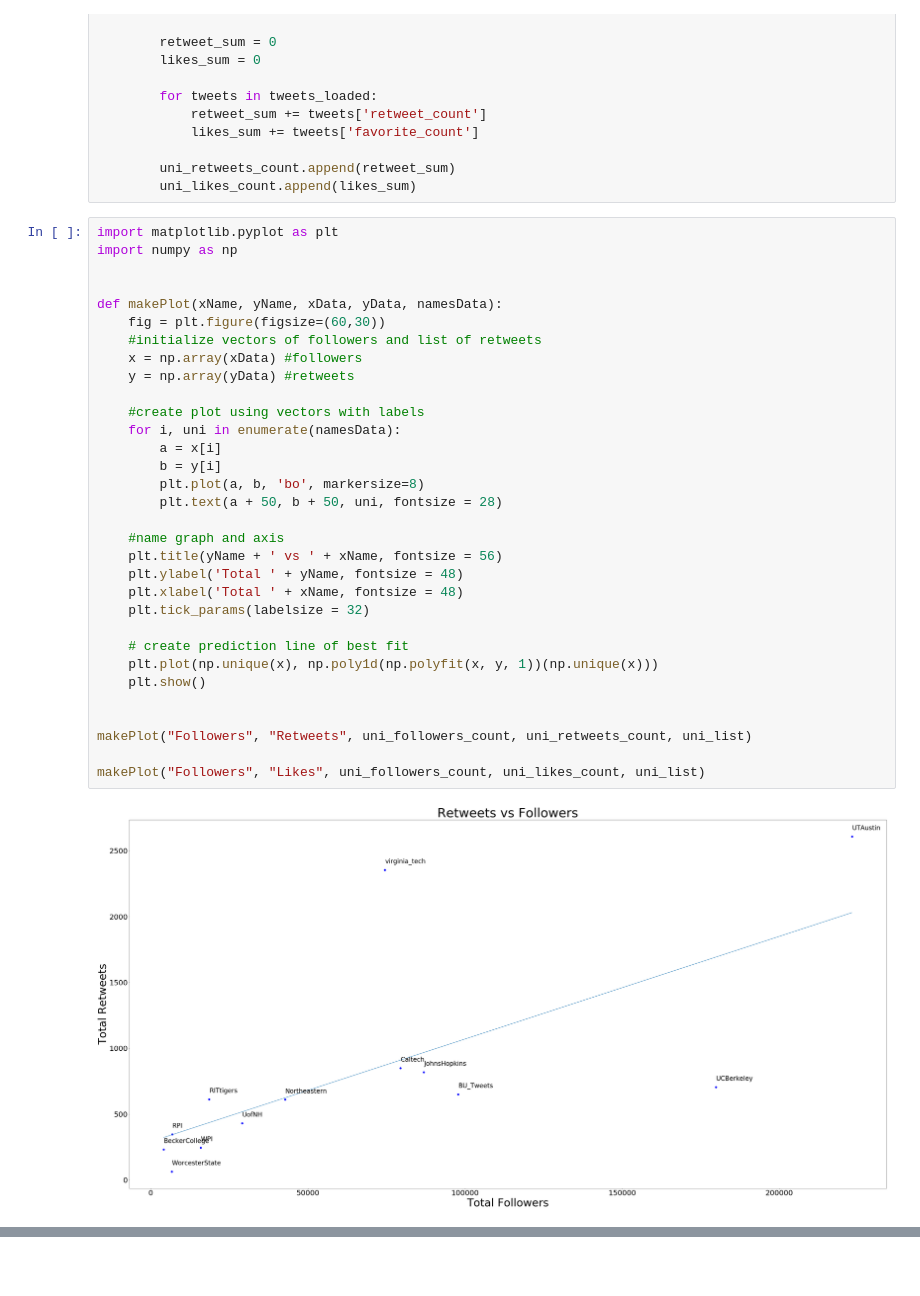
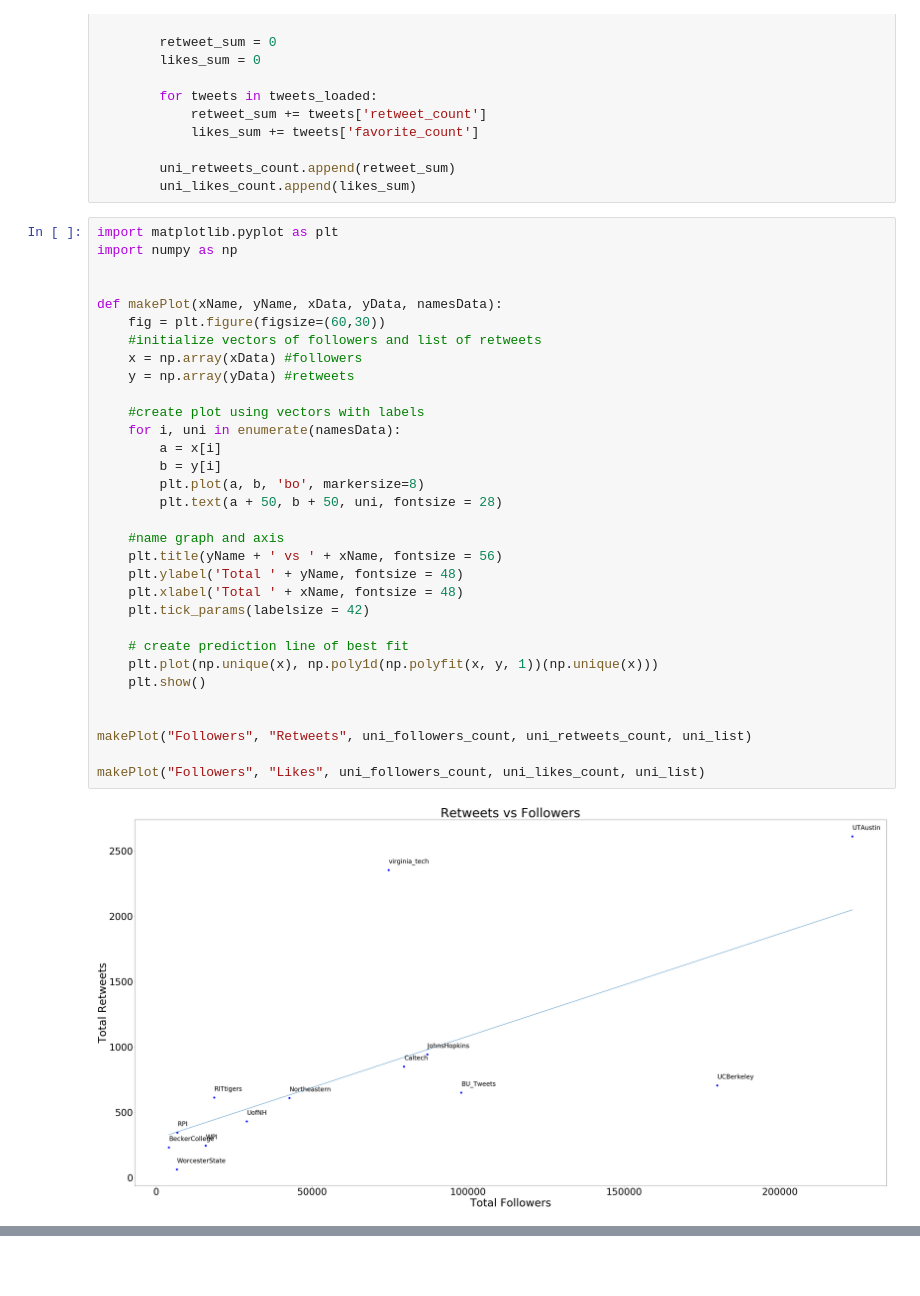
Before and after one commit to ekshej/ds3010-cs1, a Jupyter notebook: CaseStudy1_Twitter.ipynb, the cells around one changed output, grey strips where cells are left out. Cells and saved outputs as stored; diff of their text form.

```diff
--- a/CaseStudy1_Twitter.ipynb
+++ b/CaseStudy1_Twitter.ipynb
@@ -654,32 +654,32 @@ import matplotlib.pyplot as plt
 import numpy as np
 
 
 def makePlot(xName, yName, xData, yData, namesData):
     fig = plt.figure(figsize=(60,30))
     #initialize vectors of followers and list of retweets
     x = np.array(xData) #followers
     y = np.array(yData) #retweets
 
     #create plot using vectors with labels
     for i, uni in enumerate(namesData):
         a = x[i]
         b = y[i]
         plt.plot(a, b, 'bo', markersize=8)
         plt.text(a + 50, b + 50, uni, fontsize = 28)
 
     #name graph and axis
     plt.title(yName + ' vs ' + xName, fontsize = 56)
     plt.ylabel('Total ' + yName, fontsize = 48)
     plt.xlabel('Total ' + xName, fontsize = 48)
-    plt.tick_params(labelsize = 32)
+    plt.tick_params(labelsize = 42)
 
     # create prediction line of best fit
     plt.plot(np.unique(x), np.poly1d(np.polyfit(x, y, 1))(np.unique(x)))
     plt.show()
 
 
 makePlot("Followers", "Retweets", uni_followers_count, uni_retweets_count, uni_list)
 
 makePlot("Followers", "Likes", uni_followers_count, uni_likes_count, uni_list)
 # %% [output]
-[figure, old version]
+[figure, new version]
```
Also changed, not shown: parts of 3 cells of this notebook, 21 other files.
